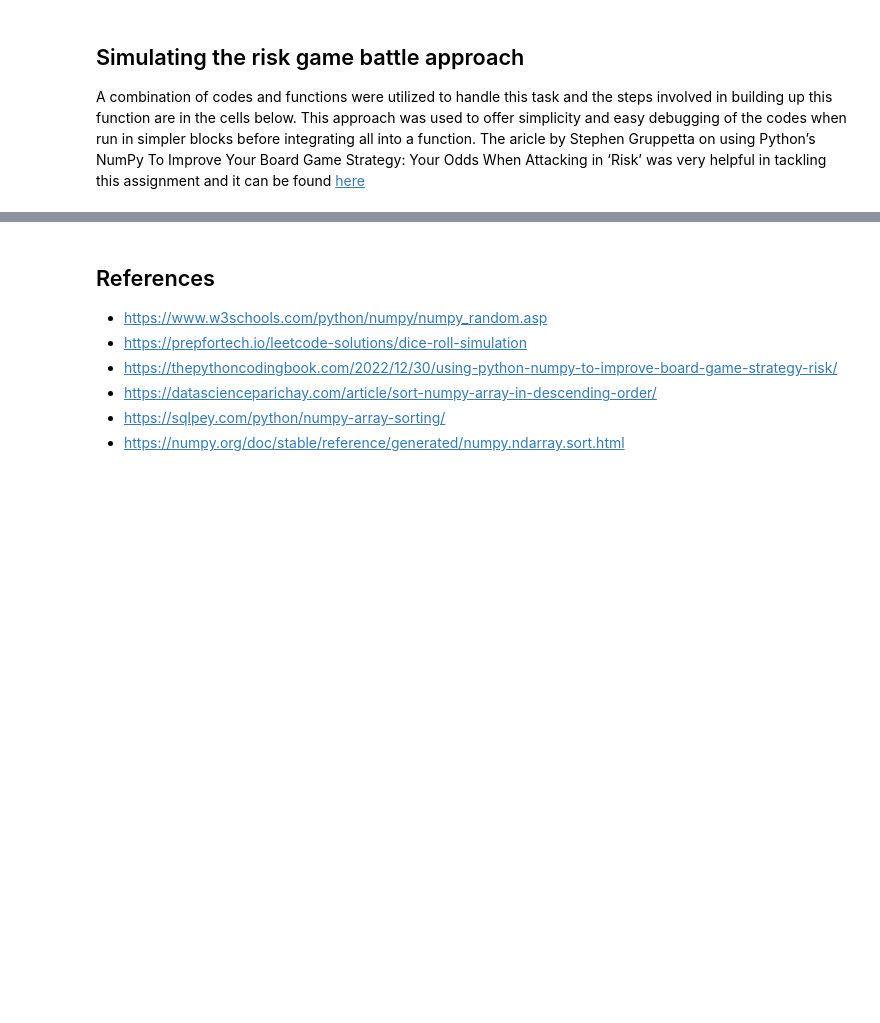
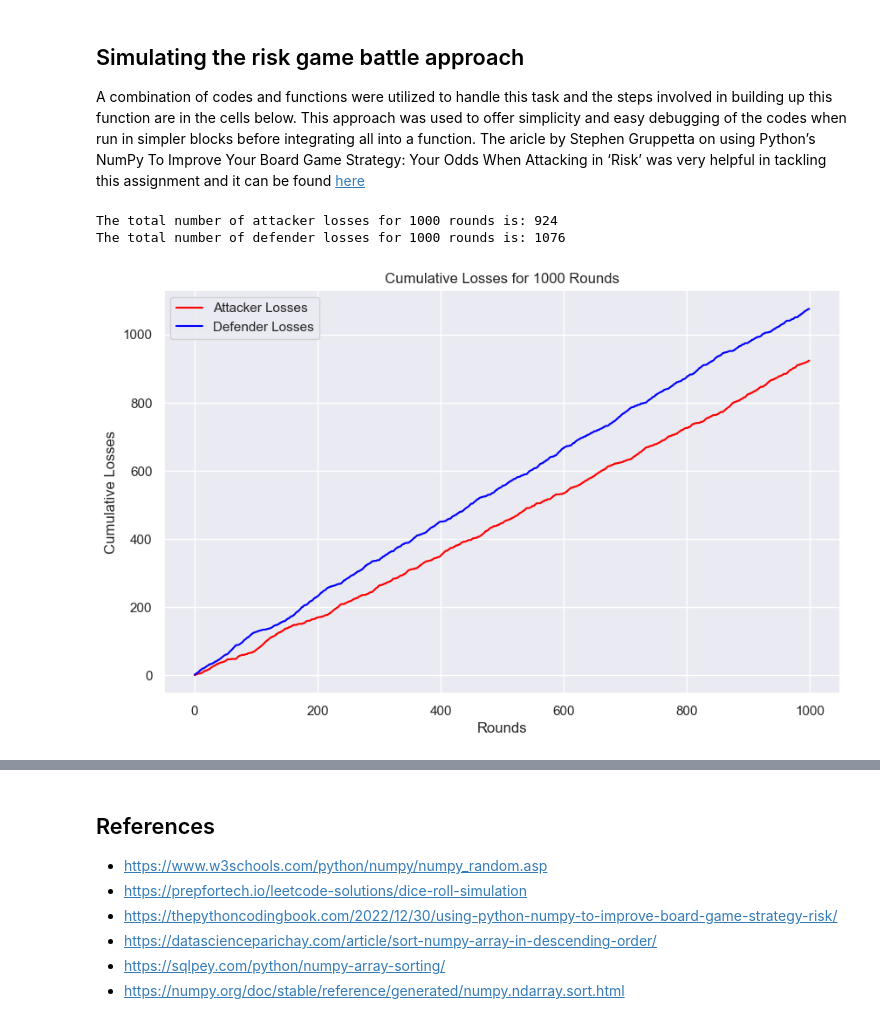
Before and after one commit to Gtalen/PFDA, a Jupyter notebook: pfda_assignment/assignment_5_risk.ipynb, the cells around one changed output, grey strips where cells are left out. Saved outputs shown, nothing was run; the diff lists cells and outputs as text; code cells hidden in the pictures; blank space fills up the shorter version.

Commit message:
1000 rounds

```diff
--- a/pfda_assignment/assignment_5_risk.ipynb
+++ b/pfda_assignment/assignment_5_risk.ipynb
@@ -47,4 +47,71 @@ and plots the results.
 A combination of codes and functions were utilized to handle this task and the steps involved in building up this function are in the cells below. This approach was used to offer simplicity and easy debugging of the codes when run in simpler blocks before integrating all into a function. The aricle by Stephen Gruppetta on using Python’s NumPy To Improve Your Board Game Strategy: Your Odds When Attacking in ‘Risk’ was very helpful in tackling this assignment and it can be found [here](https://thepythoncodingbook.com/2022/12/30/using-python-numpy-to-improve-board-game-strategy-risk/)
 # %%
 # Define the number of battle rounds
-n_rolls = 1000 # 1000 battle rounds
+n_round = 1000 # 1000 battle rounds
+# %%
+import numpy as np
+
+# Defining a function for 6-sided dice round Risk Game
+def dice_round(n_round):
+    # Simulating risk game play using numpy random numbers generator for a 6-sided dice roll per attack
+    attacker = np.random.randint(1, 7, (n_round, 3))  # attacker rolls 3 dice per round
+    defender = np.random.randint(1, 7, (n_round, 2))  # defender rolls 2 dice per round
+
+    # Sort the rolls in descending order
+    attacker_sorted = np.sort(attacker, axis=1)[:, ::-1]
+    defender_sorted = np.sort(defender, axis=1)[:, ::-1]
+
+    # Initialize total losses for attacker and defender
+    attacker_losses = 0
+    defender_losses = 0
+
+    # Lists to track cumulative losses per round
+    attacker_losses_cumulative = []
+    defender_losses_cumulative = []
+
+    # Loop through each round to determine losses
+    for i in range(n_round):
+        # Compare the highest dice roll
+        if attacker_sorted[i, 0] <= defender_sorted[i, 0]:
+            attacker_losses += 1
+        else:
+            defender_losses += 1
+
+        # Compare the second-highest dice roll
+        if attacker_sorted[i, 1] <= defender_sorted[i, 1]:
+            attacker_losses += 1
+        else:
+            defender_losses += 1
+
+        # Record the cumulative losses after each round
+        attacker_losses_cumulative.append(attacker_losses)
+        defender_losses_cumulative.append(defender_losses)
+
+    # Return the lists of cumulative losses
+    return attacker_losses_cumulative, defender_losses_cumulative
+
+
+# Call the dice_round function
+attacker_losses_cumulative, defender_losses_cumulative = dice_round(n_round)
+
+# Print total losses after all rounds
+print(f"The total number of attacker losses for {n_round} rounds is: {attacker_losses_cumulative[-1]}")
+print(f"The total number of defender losses for {n_round} rounds is: {defender_losses_cumulative[-1]}")
+plt.show()
+# %% [output]
+The total number of attacker losses for 1000 rounds is: 924
+The total number of defender losses for 1000 rounds is: 1076
+# %%
+
+# Plotting the attacker losses vs defender losses through the rounds
+
+plt.figure(figsize=(10, 6))
+plt.plot(attacker_losses_cumulative, label="Attacker Losses", color='red')
+plt.plot(defender_losses_cumulative, label="Defender Losses", color='blue')
+plt.xlabel("Rounds")
+plt.ylabel("Cumulative Losses")
+plt.title(f"Cumulative Losses for {n_round} Rounds")
+plt.legend()
+plt.grid(True)
+# %% [output]
+[figure, added]
```
Also changed, not shown: parts of 16 cells of this notebook, 1 other file.
